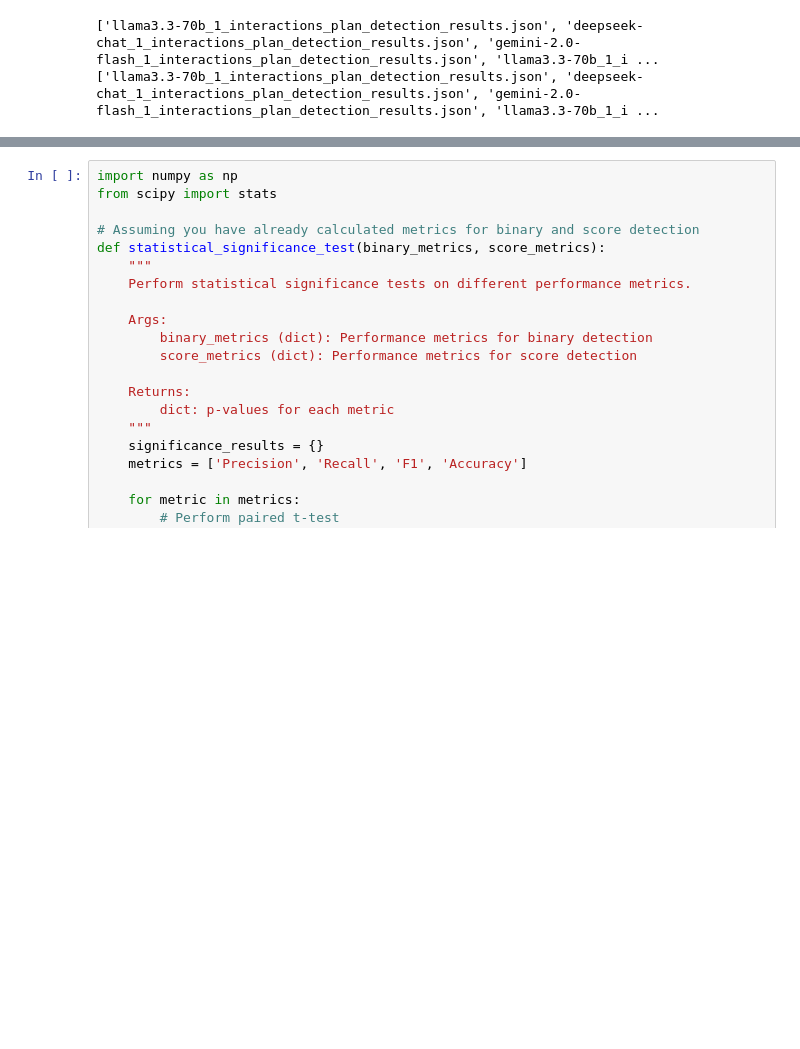
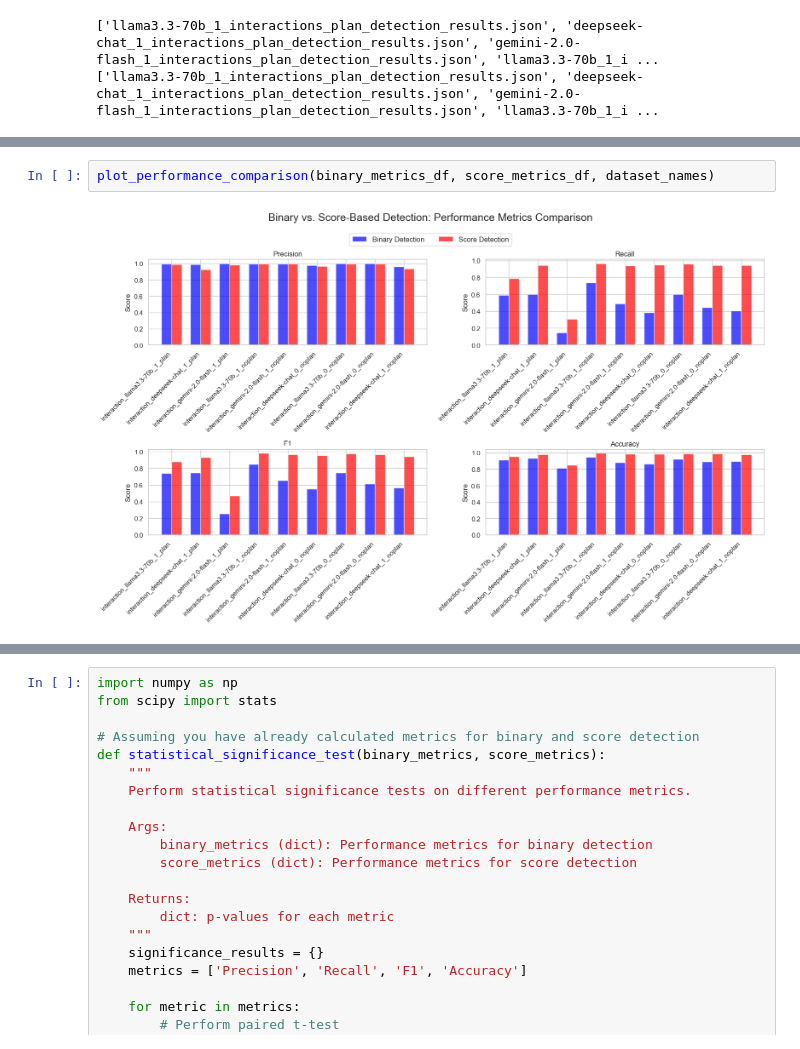
Before and after one commit to ellabettison/SimulatingManipulativeAgents, a Jupyter notebook: detection/detection_anaysis.ipynb, the cells around one changed output, grey strips where cells are left out. Saved outputs shown, nothing was run; the diff lists cells and outputs as text; blank space fills up the shorter version.

```diff
--- a/detection/detection_anaysis.ipynb
+++ b/detection/detection_anaysis.ipynb
@@ -295,0 +304,4 @@ plot_performance_comparison(binary_metrics_df, score_metrics_df)
+# %%
+plot_performance_comparison(binary_metrics_df, score_metrics_df, dataset_names)
+# %% [output]
+[figure, added]
```
Also changed, not shown: parts of 24 cells of this notebook, 43 other files.
